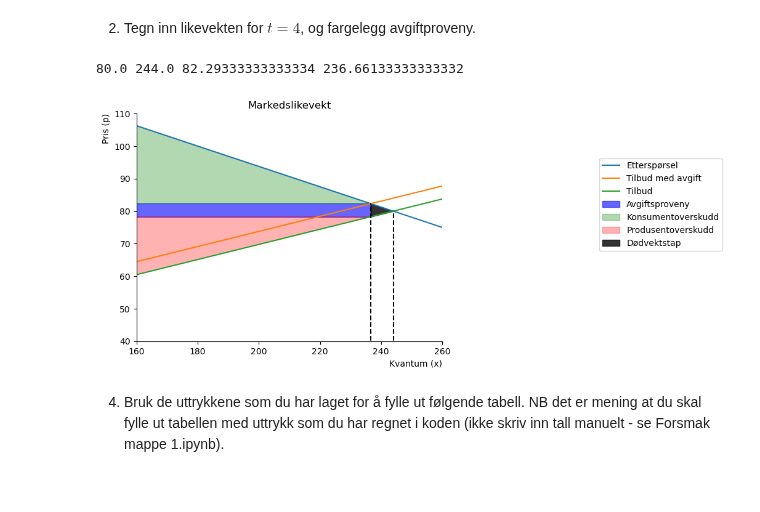
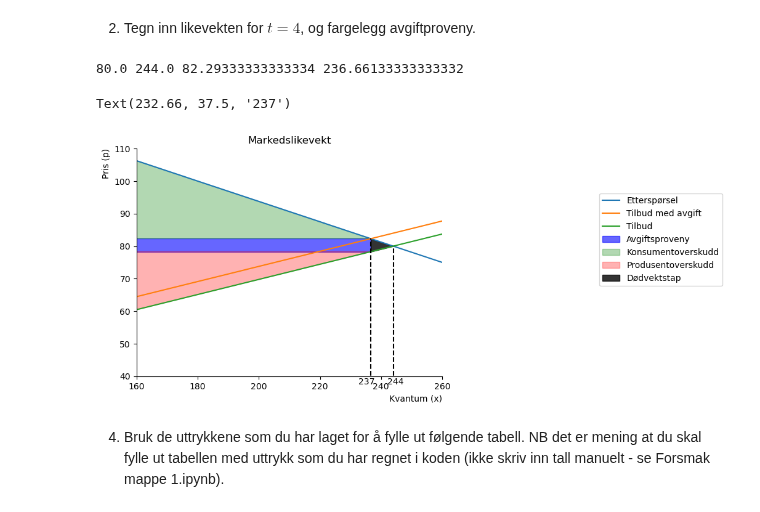
Before and after one commit to Danieljoha/Sok-1006, a Jupyter notebook: Arbeidskrav_3.ipynb, the cells around one changed output. Cells and saved outputs as stored; diff of their text form; code cells hidden in the pictures.

```diff
--- a/Arbeidskrav_3.ipynb
+++ b/Arbeidskrav_3.ipynb
@@ -201,40 +201,47 @@ ax.plot(x_num, supply(x_num, 0), label='Tilbud')
 
 
 
-ax.vlines(p_eq_fn_med_avgift,0,x_eq_fn_med_avgift, color='black',ls='dashed')
 
-ax.vlines(p_eq_fn_uten_avgift,0,x_eq_fn_uten_avgift, color='black',ls='dashed')
 
 
 
 
 
 # tittel
 ax.set_title('Markedslikevekt')
 
 #vis navnene:
 ax.legend(bbox_to_anchor=(1.5,0.6));
 
 
 
 ax.legend(bbox_to_anchor=(1.5,0.6))
 
 
 q2 = np.linspace(0,p_eq_fn_med_avgift,100)
 
 ax.fill_between(q2, demand(p_eq_fn_med_avgift), x_eq_fn_med_avgift-4, color = "blue",alpha = 0.6,label='Avgiftsproveny')
 ax.fill_between(q2, x_eq_fn_uten_avgift+avgift, demand(q2), q, color = "green",alpha = 0.3,label='Konsumentoverskudd')
 ax.fill_between(q2, supply(q2, 0), x_eq_fn_uten_avgift-prod, color = "red",alpha = 0.3,label='Produsentoverskudd')
 
 q3 = np.linspace(p_eq_fn_med_avgift,p_eq_fn_uten_avgift, 100)
 
 ax.fill_between(q3,supply(q3, 0),demand(q3), color = "black",alpha = 0.8,label='Dødvektstap')
 
 ax.legend(bbox_to_anchor=(1.5,0.6))
 print(x_eq_fn_uten_avgift, p_eq_fn_uten_avgift, x_eq_fn_med_avgift, p_eq_fn_med_avgift)
+
+
+ax.vlines(p_eq_fn_med_avgift,0,x_eq_fn_med_avgift, color='black',ls='dashed')
+
+ax.vlines(p_eq_fn_uten_avgift,0,x_eq_fn_uten_avgift, color='black',ls='dashed')
+
+ax.annotate(round(p_eq_fn_uten_avgift), xy=(round(p_eq_fn_uten_avgift, 2)-2, 37.5), annotation_clip=False)
+ax.annotate(round(p_eq_fn_med_avgift), xy=(round(p_eq_fn_med_avgift, 2)-4, 37.5), annotation_clip=False)
 # %% [output]
 80.0 244.0 82.29333333333334 236.66133333333332
+Text(232.66, 37.5, '237')
-[figure, old version]
+[figure, new version]
 # %% [markdown]
 4. Bruk de uttrykkene som du har laget for å fylle ut følgende tabell. NB det er mening at du skal fylle ut tabellen med uttrykk som du har regnet i koden (ikke skriv inn tall manuelt - se Forsmak mappe 1.ipynb).
 # %%
```
